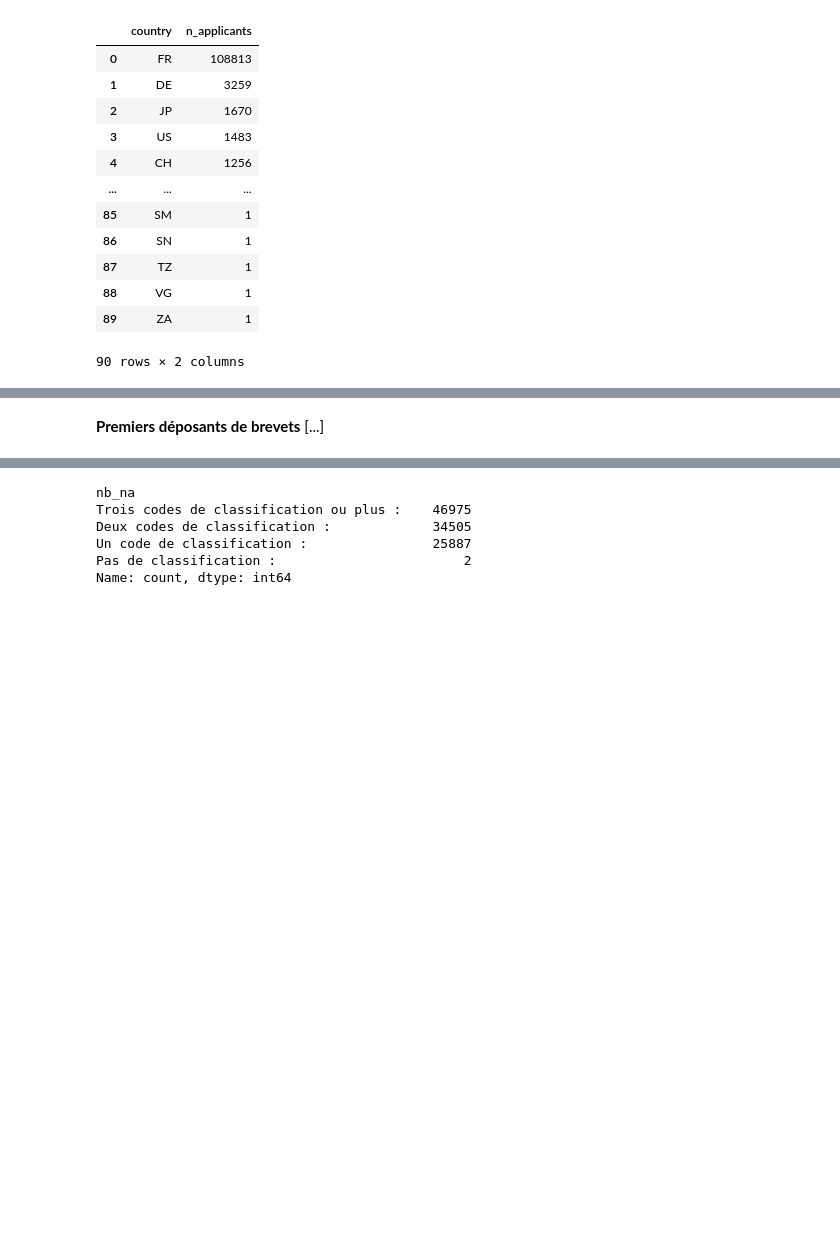
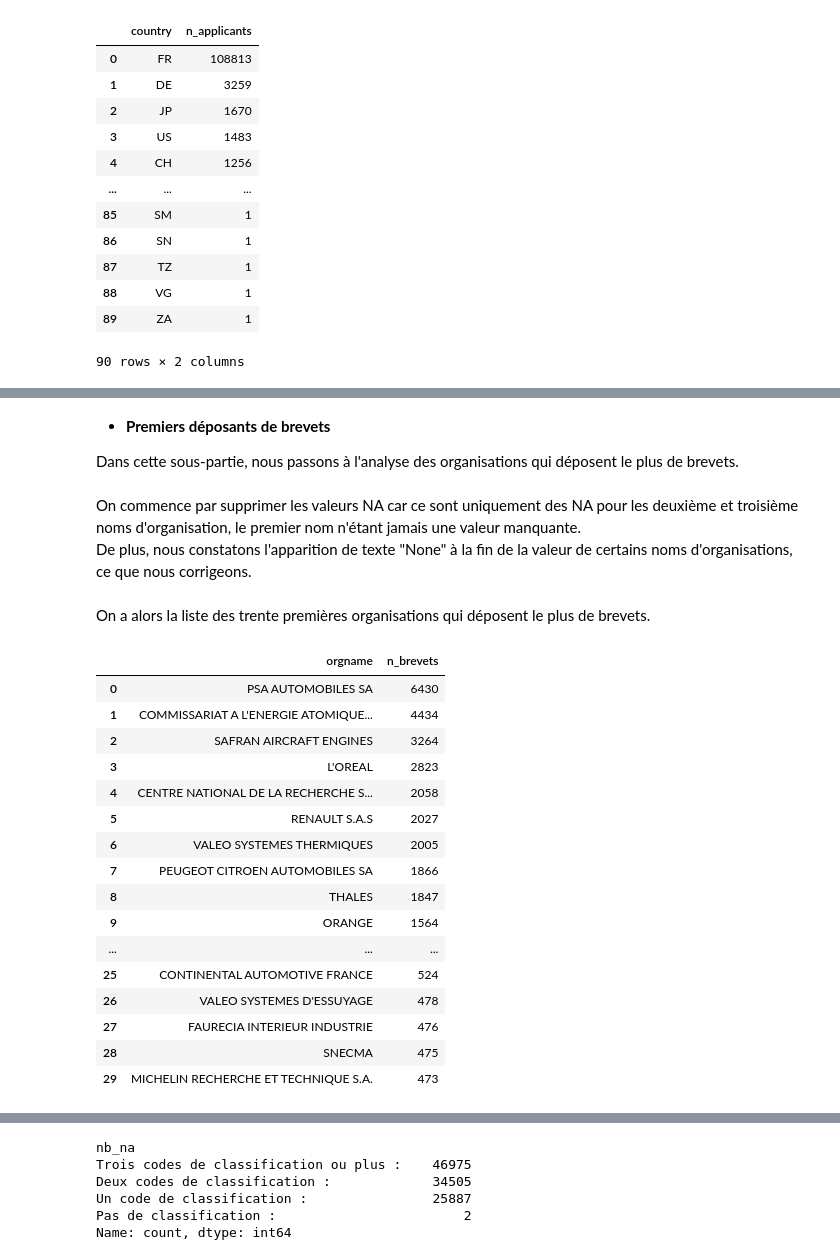
Before and after one commit to IrisLaf/Depots-de-brevets-et-marches-financiers, a Jupyter notebook: Main.ipynb, the cells around one changed output, grey strips where cells are left out. Cells and saved outputs as stored; diff of their text form; code cells hidden in the pictures; blank space fills up the shorter version.

Commit message:
Fin partie statistiques descriptives

```diff
--- a/Main.ipynb
+++ b/Main.ipynb
@@ -786,3 +778,4 @@ plt.show()
 # %% [markdown]
-**Premiers déposants de brevets**
-[...]
+- **Premiers déposants de brevets**
+
+Dans cette sous-partie, nous passons à l'analyse des organisations qui déposent le plus de brevets.
@@ -788,0 +788,3 @@ plt.show()
+# %% [markdown]
+On commence par supprimer les valeurs NA car ce sont uniquement des NA pour les deuxième et troisième noms d'organisation, le premier nom n'étant jamais une valeur manquante.\
+De plus, nous constatons l'apparition de texte "None" à la fin de la valeur de certains noms d'organisations, ce que nous corrigeons.
@@ -788,0 +799,43 @@ plt.show()
+# %%
+# Passer la base au format long
+applicants_long = (
+    data_brevets_finale[["year"] + applicant_cols]
+    .melt(
+        id_vars="year",
+        value_name="orgname"
+    )
+    .dropna(subset=["orgname"])
+)
+# %% [markdown]
+On a alors la liste des trente premières organisations qui déposent le plus de brevets.
+# %%
+pd.set_option("display.max_colwidth", None) # pour voir les noms en entier
+
+applicants_by_org = (
+    applicants_long
+    .groupby("orgname")
+    .size()
+    .sort_values(ascending=False)
+    .reset_index(name="n_brevets")
+)
+
+
+applicants_by_org.head(30)
+# %% [output]
+|  | orgname | n_brevets |
+| 0 | PSA AUTOMOBILES SA | 6430 |
+| 1 | COMMISSARIAT A L'ENERGIE ATOMIQUE... | 4434 |
+| 2 | SAFRAN AIRCRAFT ENGINES | 3264 |
+| 3 | L'OREAL | 2823 |
+| 4 | CENTRE NATIONAL DE LA RECHERCHE S... | 2058 |
+| 5 | RENAULT S.A.S | 2027 |
+| 6 | VALEO SYSTEMES THERMIQUES | 2005 |
+| 7 | PEUGEOT CITROEN AUTOMOBILES SA | 1866 |
+| 8 | THALES | 1847 |
+| 9 | ORANGE | 1564 |
+| ... | ... | ... |
+| 25 | CONTINENTAL AUTOMOTIVE FRANCE | 524 |
+| 26 | VALEO SYSTEMES D'ESSUYAGE | 478 |
+| 27 | FAURECIA INTERIEUR INDUSTRIE | 476 |
+| 28 | SNECMA | 475 |
+| 29 | MICHELIN RECHERCHE ET TECHNIQUE S.A. | 473 |
```
Also changed, not shown: parts of 49 cells of this notebook, 2 other files.
